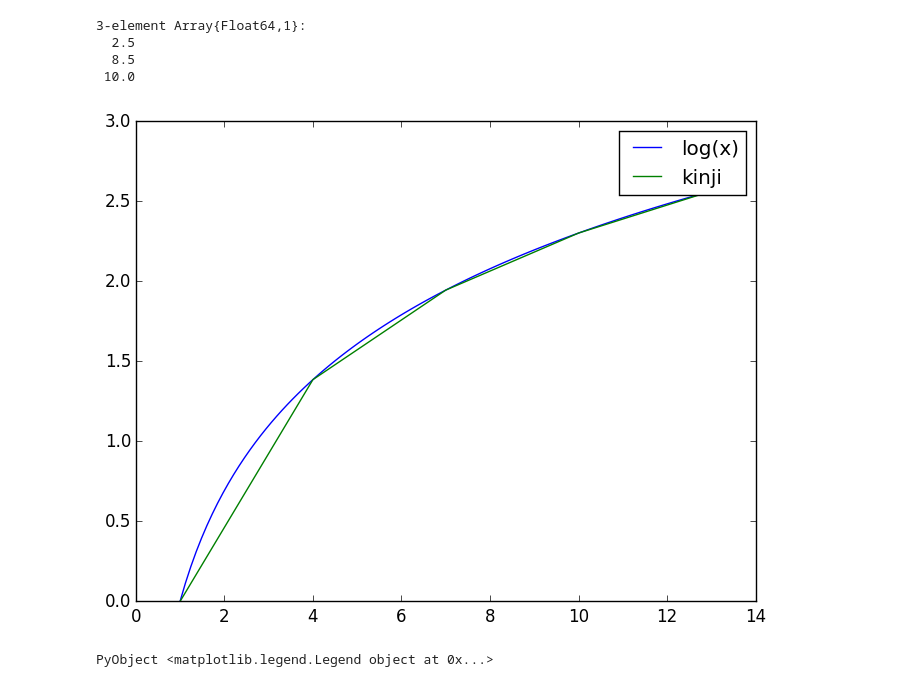
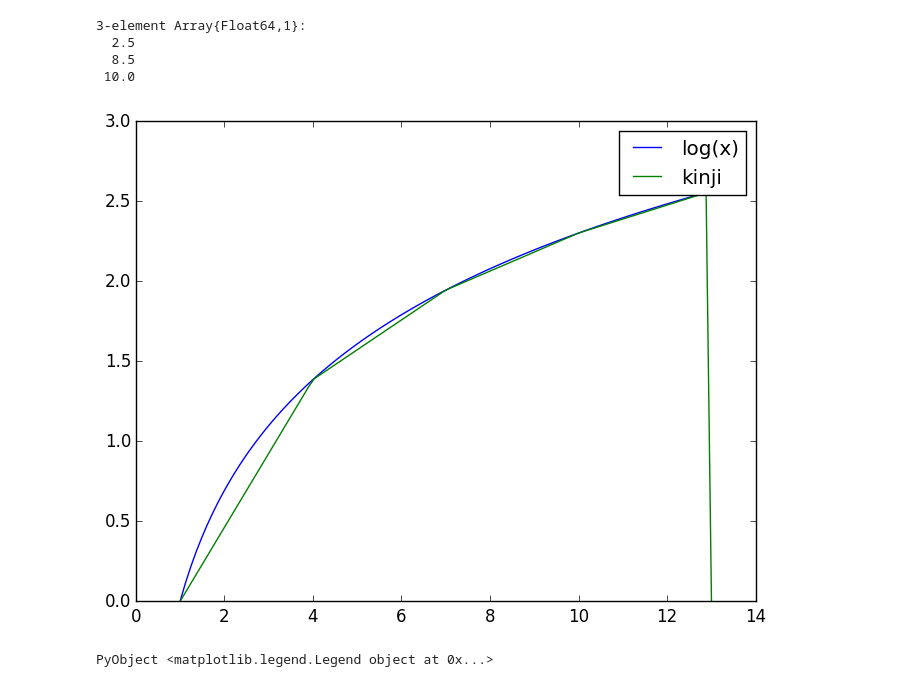
Before and after one commit to ellenjunghyunkim/MyInterpolations.jl, a Jupyter notebook: demo.ipynb, the cells around one changed output. Saved outputs shown, nothing was run; the diff lists cells and outputs as text; code cells hidden in the pictures.

```diff
--- a/demo.ipynb
+++ b/demo.ipynb
@@ -39,19 +39,19 @@ ellenlovespola([1,7,9])
 # %%
 using PyPlot
 
 f(x)=log(x)
 a=1
 b=13
 grid=linspace(a,b,5)
 vals=f(grid)
 g=MyLinInterp.LinearInterpolation(grid,vals)
 grid2=linspace(a,b,100)
 vals2=f(grid2)
 
 
 plot(grid2,vals2, "b-", label="log(x)")
-plot(grid,vals, "g-", label="kinji")
+plot(grid2,g(grid2), "g-", label="kinji")
 legend()
 # %% [output]
-[figure, old version]
+[figure, new version]
 PyObject <matplotlib.legend.Legend object at 0x...>
```
Also changed, not shown: parts of 1 cell of this notebook, 1 other file.
